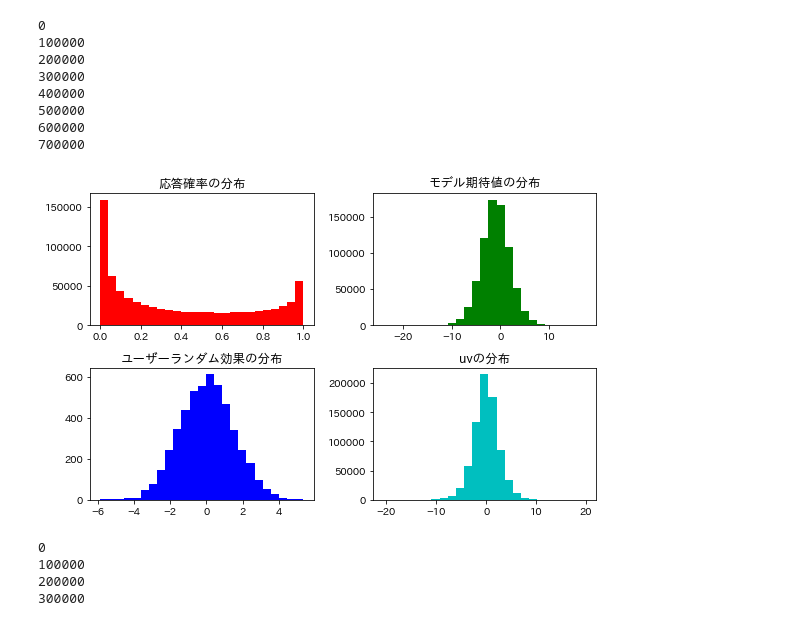
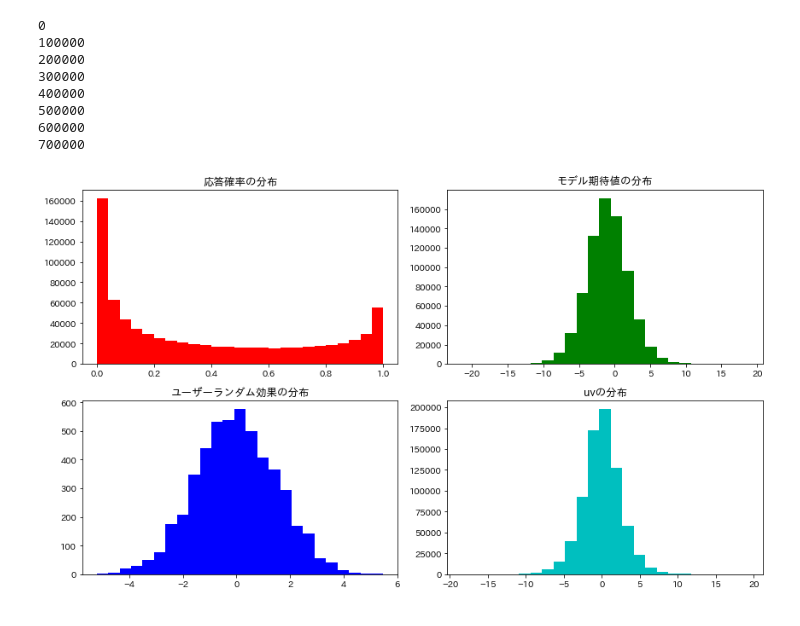
Before and after one commit to shiny-colors/Machine_Learning_Python, a Jupyter notebook: Hierarchical_structured_latent_logistic_regression_model.ipynb, the cells around one changed output. Cells and saved outputs as stored; diff of their text form; code cells hidden in the pictures.

```diff
--- a/Hierarchical_structured_latent_logistic_regression_model.ipynb
+++ b/Hierarchical_structured_latent_logistic_regression_model.ipynb
@@ -16,20 +15,21 @@ from scipy import optimize
 
 #np.random.seed(98537)
 # %%
-##多項分布の乱数を生成する関数
-def rmnom(pr, n, k, no, pattern):
-    z_id = np.argmax((np.cumsum(pr, axis=1) >= np.random.uniform(0, 1, n)[:, np.newaxis]), axis=1)
+# 多項分布の乱数を生成する関数
+def rmnom(pr, n, k, pattern):
+    if pattern==1:
+        z_id = np.array(np.argmax(np.cumsum(pr, axis=1) >= np.random.uniform(0, 1, n)[:, np.newaxis], axis=1), dtype="int")
+        Z = np.diag(np.repeat(1, k))[z_id, ]
+        return z_id, Z
+    z_id = np.array(np.argmax((np.cumsum(pr, axis=1) >= np.random.uniform(0, 1, n)[:, np.newaxis]), axis=1), dtype="int")
     return z_id
-    if pattern==1:
-        Z = sparse.coo_matrix((np.repeat(1, n), (no, np.array(z_id))), shape=(n, k))   #スパース行列の設定
-        return z_id, Z
 # %%
 ####データの発生####
 ##データの設定
 #要素ごとのユニーク数を設定
 k = 10
 hh = 5000
-item = 10000
+item = 3000
 tag = 250
 category = 200
 max_m = 20
@@ -69,7 +69,7 @@ freq_id = np.repeat(np.arange(hh), freq_m)
 topic = 30
 theta_topic = np.random.dirichlet(np.repeat(0.2, topic), hh)
 phi_topic = np.random.dirichlet(np.repeat(0.2, item), topic)
-z = np.array(rmnom(theta_topic[np.repeat(d_id, m), ], M, topic, np.arange(M), 0), dtype="int")
+z = rmnom(theta_topic[np.repeat(d_id, m), ], M, topic, 0)
 
 #トピックからアイテムを生成
 item_id = np.repeat(0, M)
@@ -80,7 +80,7 @@ for i in range(N):
     index = m_index[i]
     target_z = z[index]
     while True:
-        temp_id = np.array(rmnom(phi_topic[target_z, ], m[i], item, np.arange(m[i]), 0), dtype="int16")
+        temp_id = np.array(rmnom(phi_topic[target_z, ], m[i], item, 0), dtype="int16")
         if np.unique(temp_id).shape[0]==m[i]:
             item_id[index] = temp_id
             item_dt[i, np.arange(m[i])] = temp_id
@@ -97,14 +97,14 @@ for i in range(N):
 # %%
 ##アイテムにカテゴリを割り当て
 #多項分布からトピックを生成
-topic = 20
+topic = 25
 phi_tag = np.random.dirichlet(np.repeat(0.25, tag), topic)
 phi_category = np.random.dirichlet(np.repeat(0.25, category), topic)
 z = np.dot(np.random.multinomial(1, np.random.dirichlet(np.repeat(1.0, topic)), item), np.arange(topic))
 
 #トピックからカテゴリを割り当て
-tag_id = np.array(rmnom(phi_tag[z, ], item, tag, np.arange(item), 0), dtype="int16")
-category_id = np.array(rmnom(phi_category[z, ], item, category, np.arange(item), 0), dtype="int16")
+tag_id = np.array(rmnom(phi_tag[z, ], item, tag, 0), dtype="int16")
+category_id = np.array(rmnom(phi_category[z, ], item, category, 0), dtype="int16")
 # %%
 ##インデックスを設定
 #変数割当のインデックス
@@ -188,19 +188,19 @@ while True:
 # %%
 #潜在変数ごとのヒストグラム
 dt = [Prob, mu, beta_u, uv]
 fig_range = np.append(np.array([0, np.min(mu), np.min(beta_u), np.min(uv)]),
                       np.array([1.0, np.max(mu), np.max(beta_u), np.max(uv)])).reshape(2, len(dt))
 colorlist = ["r", "g", "b", "c", "m", "y", "k", "w"]
 legend = ["応答確率の分布", "モデル期待値の分布", "ユーザーランダム効果の分布", "uvの分布"]
-fig = plt.figure(figsize=(8.0, 5.0))
+fig = plt.figure(figsize=(12.0, 7.0))
 for j in range(len(dt)):
     ax = fig.add_subplot(2, 2, j+1)
     ax.hist(dt[j],  bins=25, range=(fig_range[0, j], fig_range[1, j]), color=colorlist[j])
     plt.title(legend[j], fontsize=12.5)
 fig.tight_layout()
 plt.show()
 # %% [output]
-[figure, old version]
+[figure, new version]
 # %%
 ####テストデータの生成####
 ##データの設定
@@ -248,11 +248,6 @@ for i in range(N0):
             item_id0[index] = temp_id
             item_dt0[i, np.arange(m0[i])] = temp_id
             break
-# %% [output]
-0
-100000
-200000
-300000
 # %%
 ##インデックスを設定
 #変数割当のインデックス
```
Also changed, not shown: parts of 3 cells of this notebook, 1 other file.
